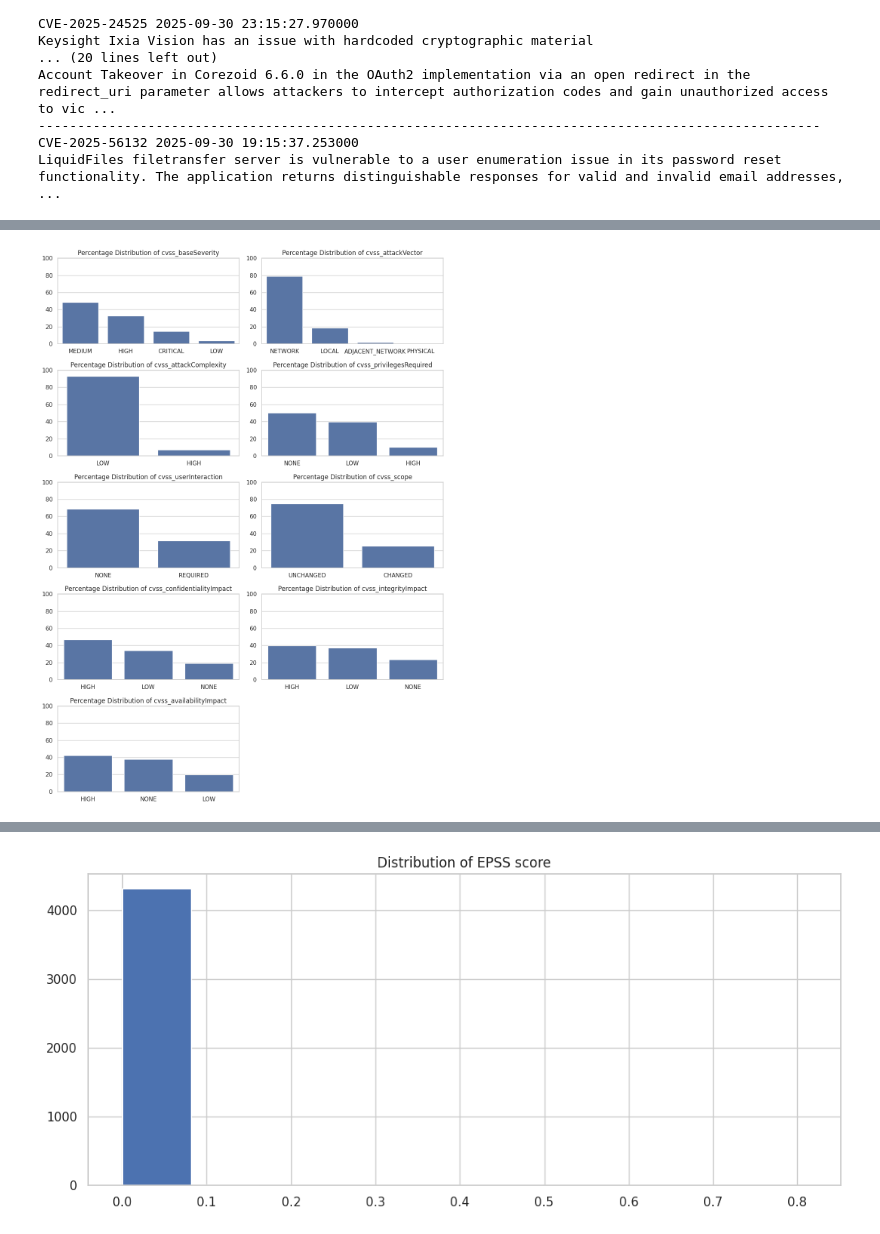
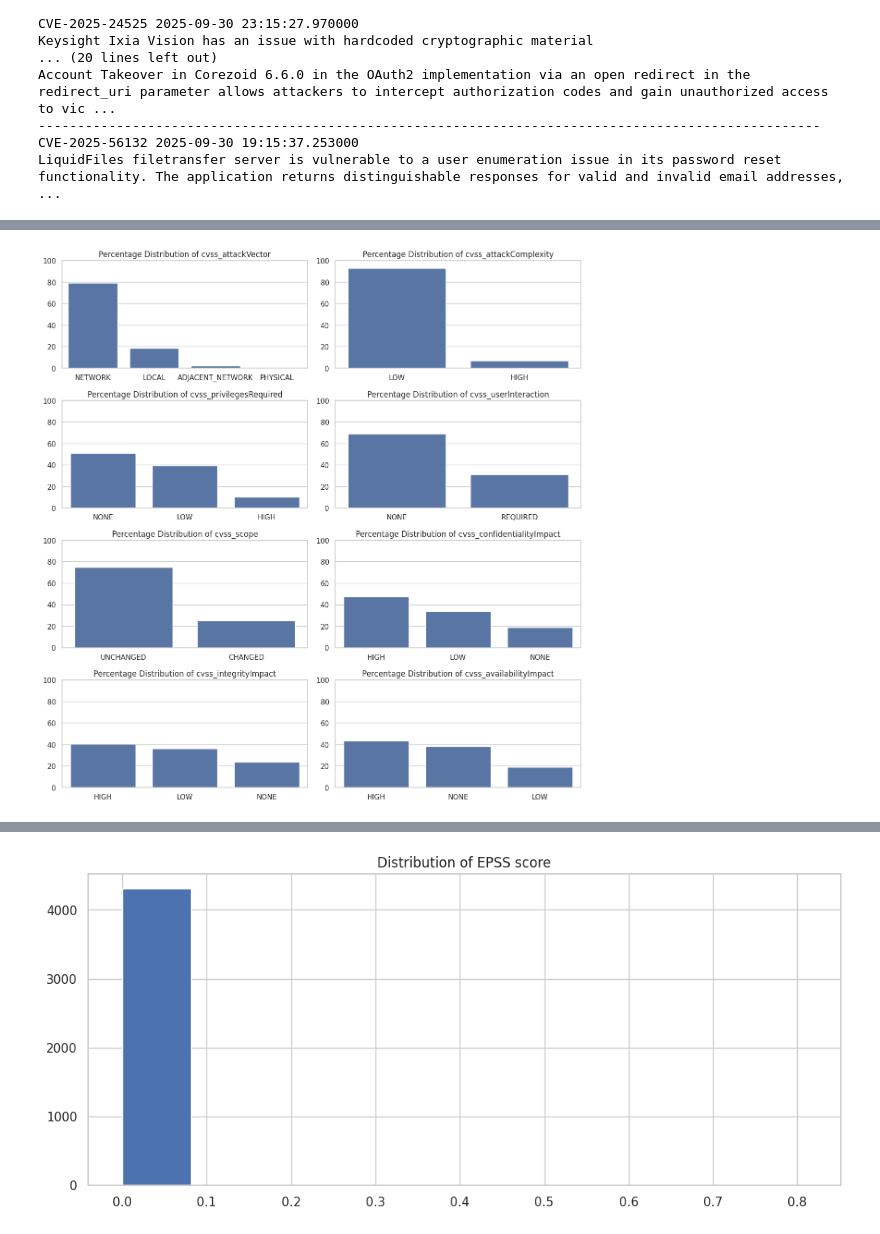
Before and after one commit to alequerenghi/505MI-LAB, a Jupyter notebook: 01_EPSS/LAB_EPSS.ipynb, the cells around one changed output, grey strips where cells are left out. Saved outputs shown, nothing was run; the diff lists cells and outputs as text; code cells hidden in the pictures.

```diff
--- a/01_EPSS/LAB_EPSS.ipynb
+++ b/01_EPSS/LAB_EPSS.ipynb
@@ -213,29 +206,29 @@ Of all the new CVEs that received a CVSS, we can see that these concentrate in t
 # %%
 cols = [
-    "cvss_baseSeverity", "cvss_attackVector", "cvss_attackComplexity",
+    "cvss_attackVector", "cvss_attackComplexity",
     "cvss_privilegesRequired", "cvss_userInteraction", "cvss_scope",
     "cvss_confidentialityImpact", "cvss_integrityImpact", "cvss_availabilityImpact"
 ]
 
-plt.figure(figsize=(11, 15))
+plt.figure(figsize=(12, 15))
 
 
 for i, col in enumerate(cols, 1):
     plt.subplot(5, 2, i)
 
     # Compute percentages
     pct = (cvsss[col].value_counts(normalize=True) * 100).reset_index()
     pct.columns = [col, 'percentage']
 
     # Plot
     sns.barplot(data=pct, x=col, y='percentage', order=pct[col])
     plt.title(f"Percentage Distribution of {col}")
     plt.ylabel("")
     plt.ylim(0, 100)
     plt.xlabel("")
 
 plt.tight_layout()
 plt.show()
 # %% [output]
-[figure, old version]
+[figure, new version]
 # %% [markdown]
```
Also changed, not shown: parts of 29 cells of this notebook, 5 other files.
